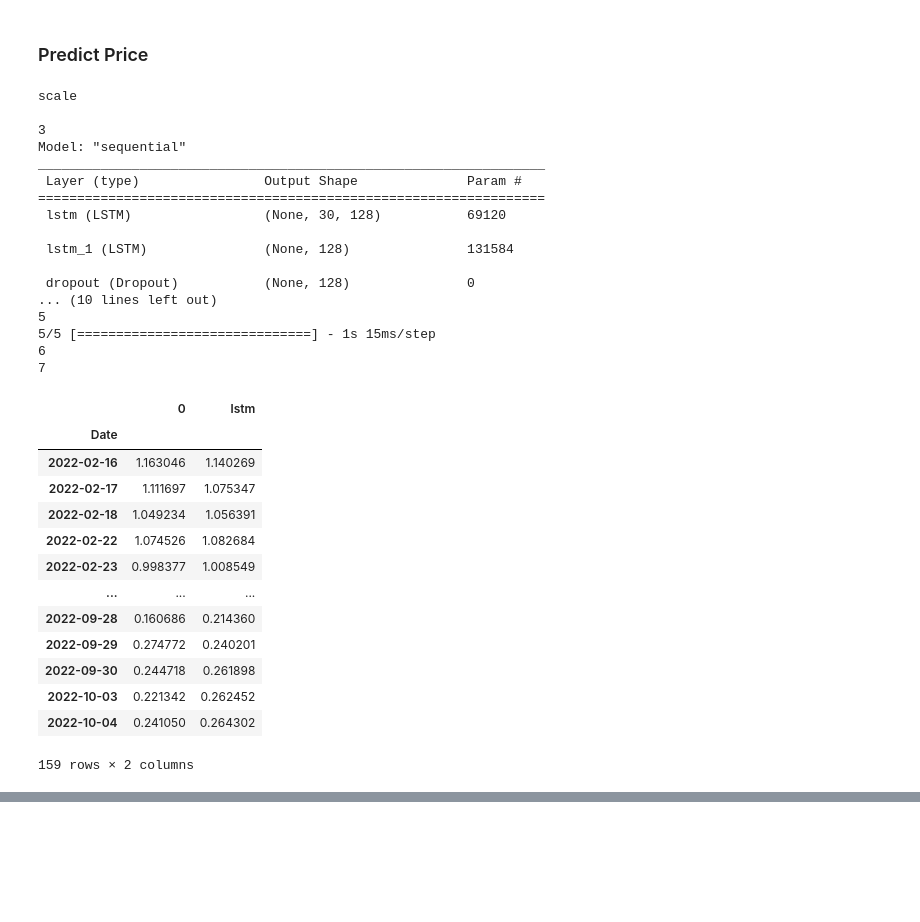
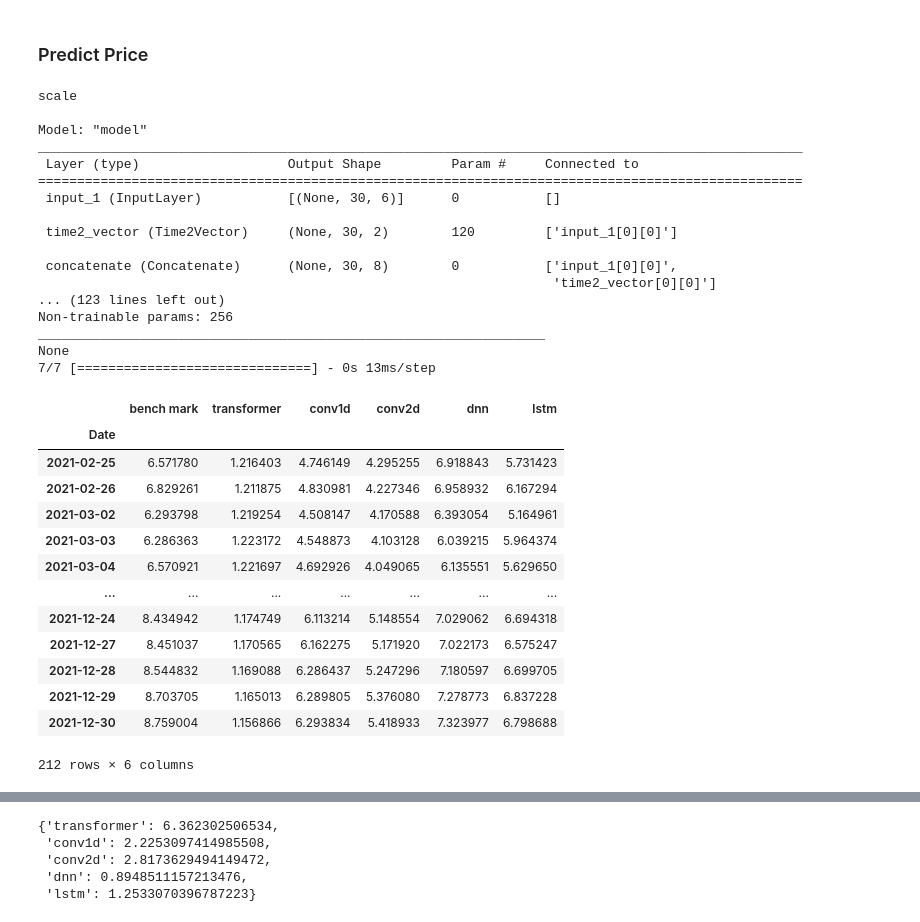
Before and after one commit to yayaya0411/StockPricePrediction, a Jupyter notebook: visualize.ipynb, the cells around one changed output, grey strips where cells are left out. Drawn from its saved outputs; the diff is of its cells as text; code cells hidden in the pictures; blank space fills up the shorter version.

```diff
--- a/visualize.ipynb
+++ b/visualize.ipynb
@@ -32,10 +32,10 @@ config.read('config.ini')
 newest = True
 
 test_weight = {
-    # 'transformer': '',
-    # 'conv1d': '',
-    # 'conv2d': '',
-    # 'dnn': '',
+    'transformer': '',
+    'conv1d': '',
+    'conv2d': '',
+    'dnn': '',
     'lstm': ''
  }
 # # test data
@@ -44,7 +44,7 @@ test_weight = {
 if newest:
     for model, folder in test_weight.items():
         # test_weight[model] = glob.glob(f'model/{model}/*/')[-1][:-1]
-        test_weight[model] = glob.glob(f'model/{model}/*.index')[-1][:-6]
+        test_weight[model] = glob.glob(f'model/{model}/*{config["STOCK"]["stock"]}*.index')[-1][:-6]
 
 # window length
 # slide = 30
@@ -60,57 +64,57 @@ data\NFLX_test.csv
 # %%
 %%time
 
 X, y = label(df)
 # X_dim = X.index
 X_scaler, y_scaler = scaler(X, y, config, 'test')
 # sns.set_palette("tab10")
 metric = pd.DataFrame()
 # metric = pd.DataFrame({'bench mark':y[int(config['MODEL']['slide']):]})
-metric = pd.DataFrame(y_scaler[int(config['MODEL']['slide']):], index = y.index[int(config['MODEL']['slide']):], columns = 'bench mark')
+metric = pd.DataFrame(y_scaler[int(config['MODEL']['slide']):], index = y.index[int(config['MODEL']['slide']):], columns = ['bench mark'])
 # metric['bench mark'] = y_scaler.reshape(1,-1)
-
+mse_dict={}
 for model_name, weight in test_weight.items():
     X_, y_ = training_window(X_scaler, y_scaler , config, model_name)
     model = load_model(X_.shape, model_name)
     model.load_weights(test_weight[model_name])
     y_pred = model.predict(X_)
 
     # if bool(config["STOCK"]["scale"]):
     #     y_pred = inverse_predict(y_pred, config)
-    # mse = mean_squared_error(y[int(config['MODEL']['slide']):], y_pred, squared=False)
+    mse_dict[model_name] = mean_squared_error(y_scaler[int(config['MODEL']['slide']):], y_pred, squared=False)
     metric[model_name] = y_pred
-    print('7')
 
 display(metric)
+mse_dict
 # %% [output]
 scale
 
-3
-Model: "sequential"
+Model: "model"
+__________________________________________________________________________________________________
+ Layer (type)                   Output Shape         Param #     Connected to
+==================================================================================================
+ input_1 (InputLayer)           [(None, 30, 6)]      0           []
+
+ time2_vector (Time2Vector)     (None, 30, 2)        120         ['input_1[0][0]']
+
+ concatenate (Concatenate)      (None, 30, 8)        0           ['input_1[0][0]',
+                                                                  'time2_vector[0][0]']
+... (123 lines left out)
+Non-trainable params: 256
 _________________________________________________________________
- Layer (type)                Output Shape              Param #
-=================================================================
- lstm (LSTM)                 (None, 30, 128)           69120
-
- lstm_1 (LSTM)               (None, 128)               131584
-
- dropout (Dropout)           (None, 128)               0
-... (10 lines left out)
-5
-5/5 [==============================] - 1s 15ms/step
-6
-7
+None
+7/7 [==============================] - 0s 13ms/step
-|  | 0 | lstm |
-| Date |  |  |
-| 2022-02-16 | 1.163046 | 1.140269 |
-| 2022-02-17 | 1.111697 | 1.075347 |
-| 2022-02-18 | 1.049234 | 1.056391 |
-| 2022-02-22 | 1.074526 | 1.082684 |
-| 2022-02-23 | 0.998377 | 1.008549 |
-| ... | ... | ... |
-| 2022-09-28 | 0.160686 | 0.214360 |
-| 2022-09-29 | 0.274772 | 0.240201 |
-| 2022-09-30 | 0.244718 | 0.261898 |
-| 2022-10-03 | 0.221342 | 0.262452 |
-| 2022-10-04 | 0.241050 | 0.264302 |
+|  | bench mark | transformer | conv1d | conv2d | dnn | lstm |
+| Date |  |  |  |  |  |  |
+| 2021-02-25 | 6.571780 | 1.216403 | 4.746149 | 4.295255 | 6.918843 | 5.731423 |
+| 2021-02-26 | 6.829261 | 1.211875 | 4.830981 | 4.227346 | 6.958932 | 6.167294 |
+| 2021-03-02 | 6.293798 | 1.219254 | 4.508147 | 4.170588 | 6.393054 | 5.164961 |
+| 2021-03-03 | 6.286363 | 1.223172 | 4.548873 | 4.103128 | 6.039215 | 5.964374 |
+| 2021-03-04 | 6.570921 | 1.221697 | 4.692926 | 4.049065 | 6.135551 | 5.629650 |
+| ... | ... | ... | ... | ... | ... | ... |
+| 2021-12-24 | 8.434942 | 1.174749 | 6.113214 | 5.148554 | 7.029062 | 6.694318 |
+| 2021-12-27 | 8.451037 | 1.170565 | 6.162275 | 5.171920 | 7.022173 | 6.575247 |
+| 2021-12-28 | 8.544832 | 1.169088 | 6.286437 | 5.247296 | 7.180597 | 6.699705 |
+| 2021-12-29 | 8.703705 | 1.165013 | 6.289805 | 5.376080 | 7.278773 | 6.837228 |
+| 2021-12-30 | 8.759004 | 1.156866 | 6.293834 | 5.418933 | 7.323977 | 6.798688 |
-159 rows × 2 columns
+212 rows × 6 columns
@@ -119,3 +123,8 @@ Wall time: 1.11 s
+{'transformer': 6.362302506534,
+ 'conv1d': 2.2253097414985508,
+ 'conv2d': 2.8173629494149472,
+ 'dnn': 0.8948511157213476,
+ 'lstm': 1.2533070396787223}
 # %%
 fig, ax = plt.subplots(1, 1, figsize=(12, 4), dpi=100)
 plt.gca().xaxis.set_major_formatter(mdates.DateFormatter('%Y%m%d'))
```
Also changed, not shown: parts of 3 cells of this notebook, 12 other files.
